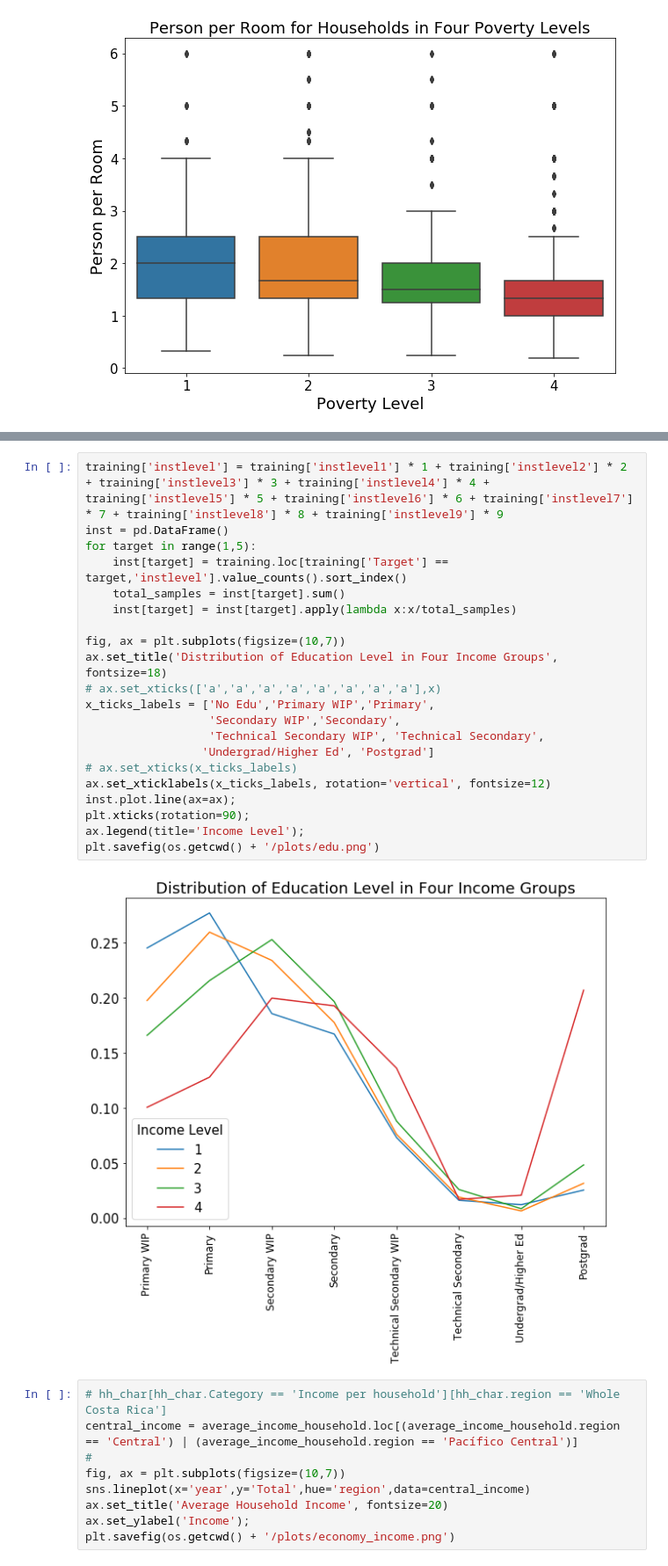
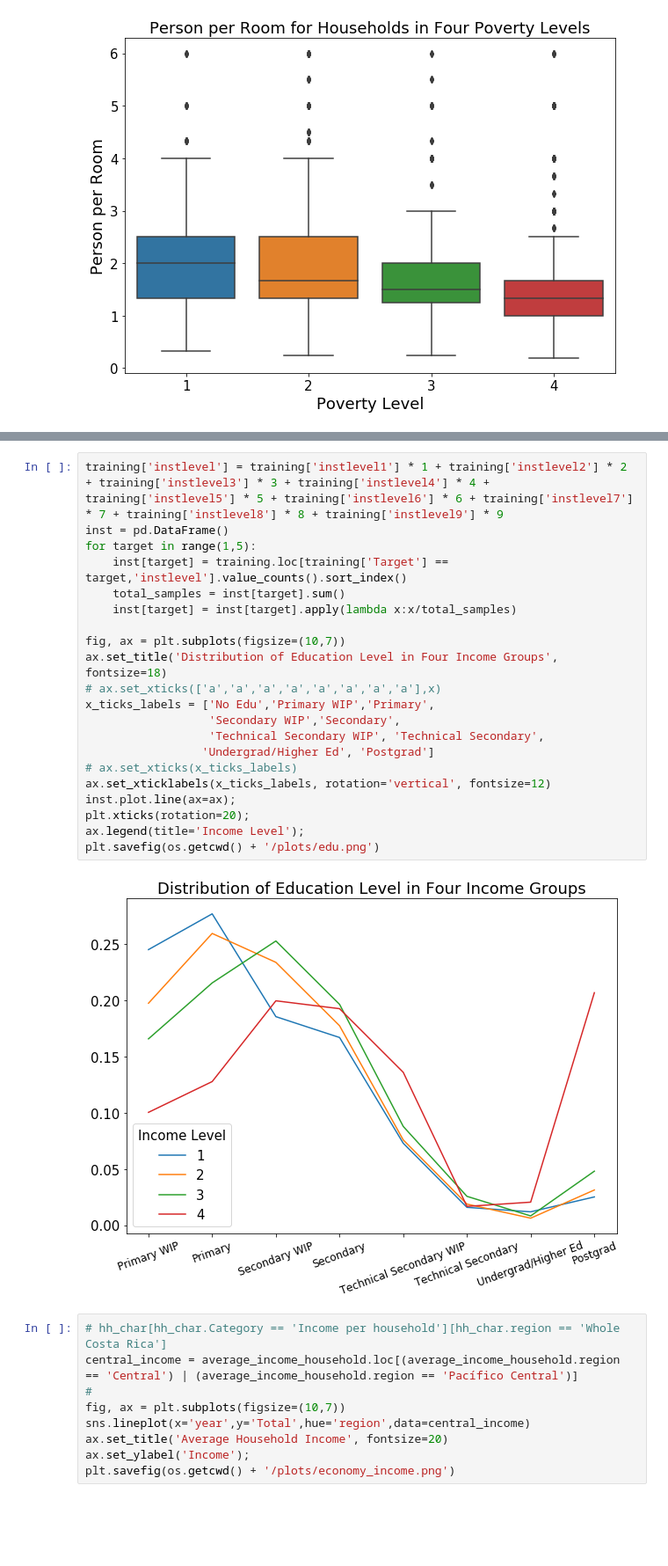
Before and after one commit to zhaomh1998/ece143, a Jupyter notebook: Final_Plots.ipynb, the cells around one changed output, grey strips where cells are left out. Shown at 88% size. Drawn from its saved outputs; the diff is of its cells as text; blank space fills up the shorter version.

Commit message:
update plots

```diff
--- a/Final_Plots.ipynb
+++ b/Final_Plots.ipynb
@@ -219,26 +222,26 @@ py.iplot(fig)
 # %%
 training['instlevel'] = training['instlevel1'] * 1 + training['instlevel2'] * 2 + training['instlevel3'] * 3 + training['instlevel4'] * 4 + training['instlevel5'] * 5 + training['instlevel6'] * 6 + training['instlevel7'] * 7 + training['instlevel8'] * 8 + training['instlevel9'] * 9
 inst = pd.DataFrame()
 for target in range(1,5):
     inst[target] = training.loc[training['Target'] == target,'instlevel'].value_counts().sort_index()
     total_samples = inst[target].sum()
     inst[target] = inst[target].apply(lambda x:x/total_samples)
 
 fig, ax = plt.subplots(figsize=(10,7))
 ax.set_title('Distribution of Education Level in Four Income Groups', fontsize=18)
 # ax.set_xticks(['a','a','a','a','a','a','a','a'],x)
 x_ticks_labels = ['No Edu','Primary WIP','Primary',
                   'Secondary WIP','Secondary',
                   'Technical Secondary WIP', 'Technical Secondary',
                  'Undergrad/Higher Ed', 'Postgrad']
 # ax.set_xticks(x_ticks_labels)
 ax.set_xticklabels(x_ticks_labels, rotation='vertical', fontsize=12)
 inst.plot.line(ax=ax);
-plt.xticks(rotation=90);
+plt.xticks(rotation=20);
 ax.legend(title='Income Level');
 plt.savefig(os.getcwd() + '/plots/edu.png')
 # %% [output]
-[figure, old version]
+[figure, new version]
 # %%
 # hh_char[hh_char.Category == 'Income per household'][hh_char.region == 'Whole Costa Rica']
 central_income = average_income_household.loc[(average_income_household.region == 'Central') | (average_income_household.region == 'Pacífico Central')]
```
Also changed, not shown: parts of 12 cells of this notebook.
